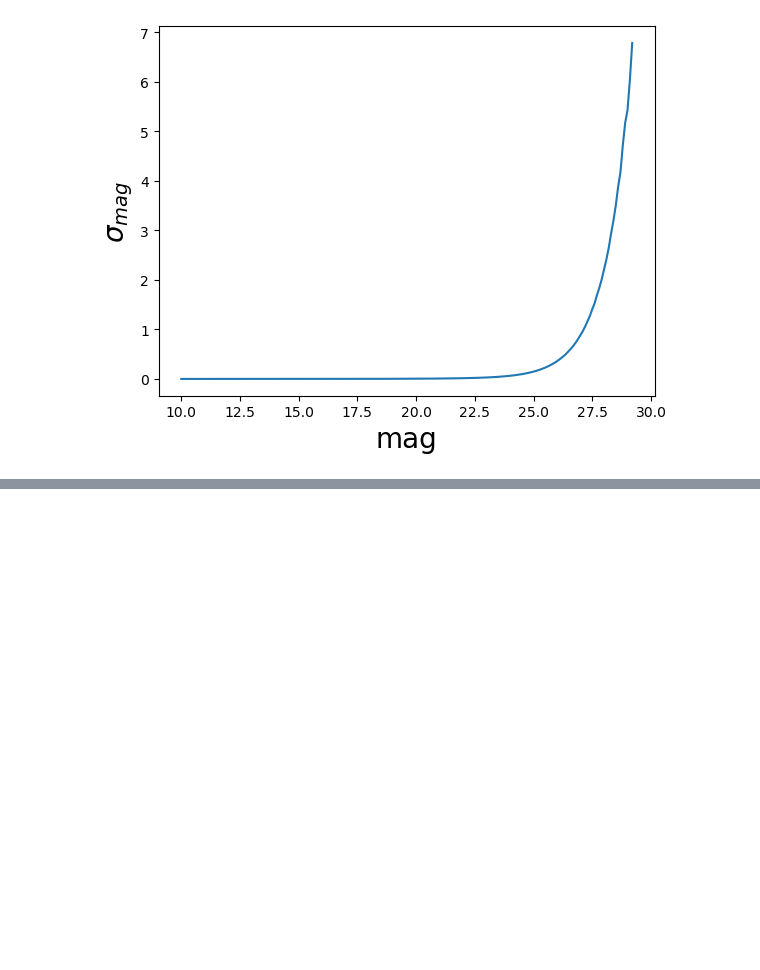
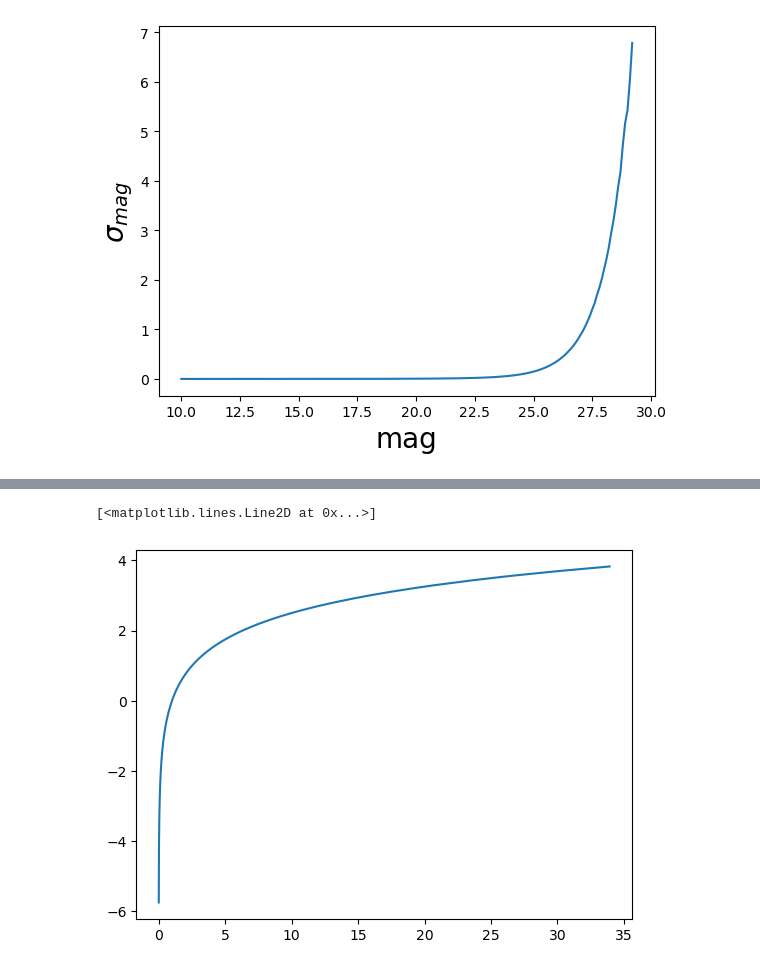
Before and after one commit to anibal-art/Roman_Rubin_NASA, a Jupyter notebook: u0_vs_mag.ipynb, the cells around one changed output, grey strips where cells are left out. Cells and saved outputs as stored; diff of their text form; code cells hidden in the pictures; blank space fills up the shorter version.

```diff
--- a/u0_vs_mag.ipynb
+++ b/u0_vs_mag.ipynb
@@ -18,0 +25,5 @@ Text(0, 0.5, '$\\sigma_{mag}$')
+# %%
+plt.plot(5*snr['err_mag'],2.5*np.log10(5*snr['err_mag']))
+# %% [output]
+[<matplotlib.lines.Line2D at 0x...>]
+[figure, added]
```
Also changed, not shown: parts of 1 cell of this notebook.
